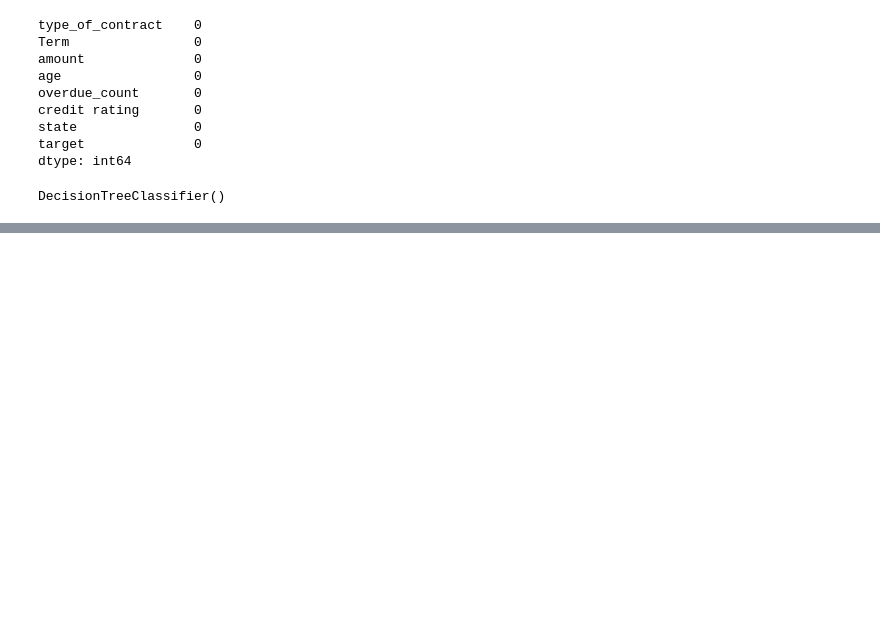
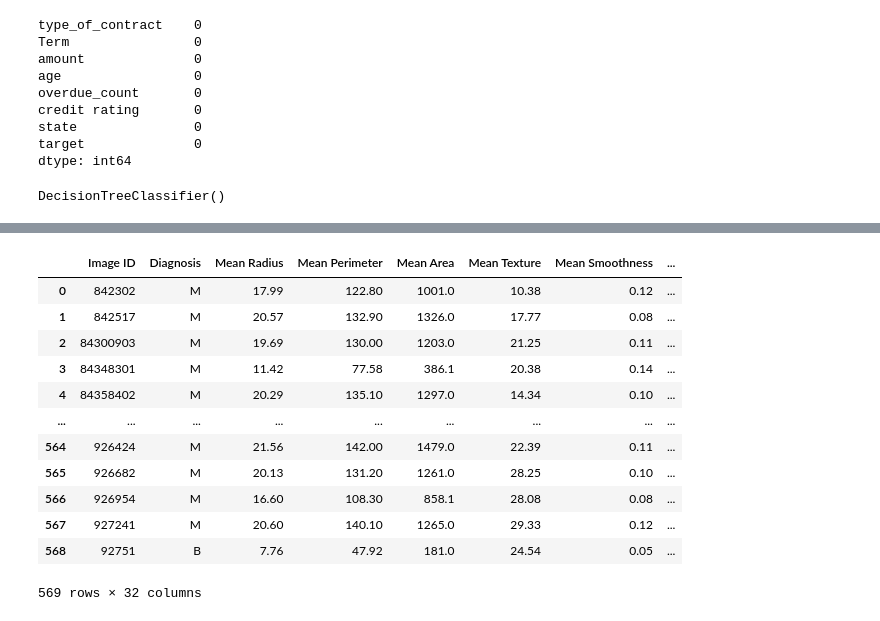
Before and after one commit to lucia88/pandans, a Jupyter notebook: FullWork/Ex02(특성공학).ipynb, the cells around one changed output, grey strips where cells are left out. Cells and saved outputs as stored; diff of their text form; code cells hidden in the pictures; blank space fills up the shorter version.

```diff
--- a/FullWork/Ex02(특성공학).ipynb
+++ b/FullWork/Ex02(특성공학).ipynb
@@ -557,0 +663,18 @@ DecisionTreeClassifier()
+# %%
+df=pd.read_csv("..\SampleData\DataStation\Cell_Data02.csv", encoding="cp949")
+# %%
+df
+# %% [output]
+|  | Image ID | Diagnosis | Mean Radius | Mean Perimeter | Mean Area | Mean Texture | Mean Smoothness | ... |
+| 0 | 842302 | M | 17.99 | 122.80 | 1001.0 | 10.38 | 0.12 | ... |
+| 1 | 842517 | M | 20.57 | 132.90 | 1326.0 | 17.77 | 0.08 | ... |
+| 2 | 84300903 | M | 19.69 | 130.00 | 1203.0 | 21.25 | 0.11 | ... |
+| 3 | 84348301 | M | 11.42 | 77.58 | 386.1 | 20.38 | 0.14 | ... |
+| 4 | 84358402 | M | 20.29 | 135.10 | 1297.0 | 14.34 | 0.10 | ... |
+| ... | ... | ... | ... | ... | ... | ... | ... | ... |
+| 564 | 926424 | M | 21.56 | 142.00 | 1479.0 | 22.39 | 0.11 | ... |
+| 565 | 926682 | M | 20.13 | 131.20 | 1261.0 | 28.25 | 0.10 | ... |
+| 566 | 926954 | M | 16.60 | 108.30 | 858.1 | 28.08 | 0.08 | ... |
+| 567 | 927241 | M | 20.60 | 140.10 | 1265.0 | 29.33 | 0.12 | ... |
+| 568 | 92751 | B | 7.76 | 47.92 | 181.0 | 24.54 | 0.05 | ... |
+569 rows × 32 columns
```
Also changed, not shown: parts of 73 cells of this notebook, 1 other file.
